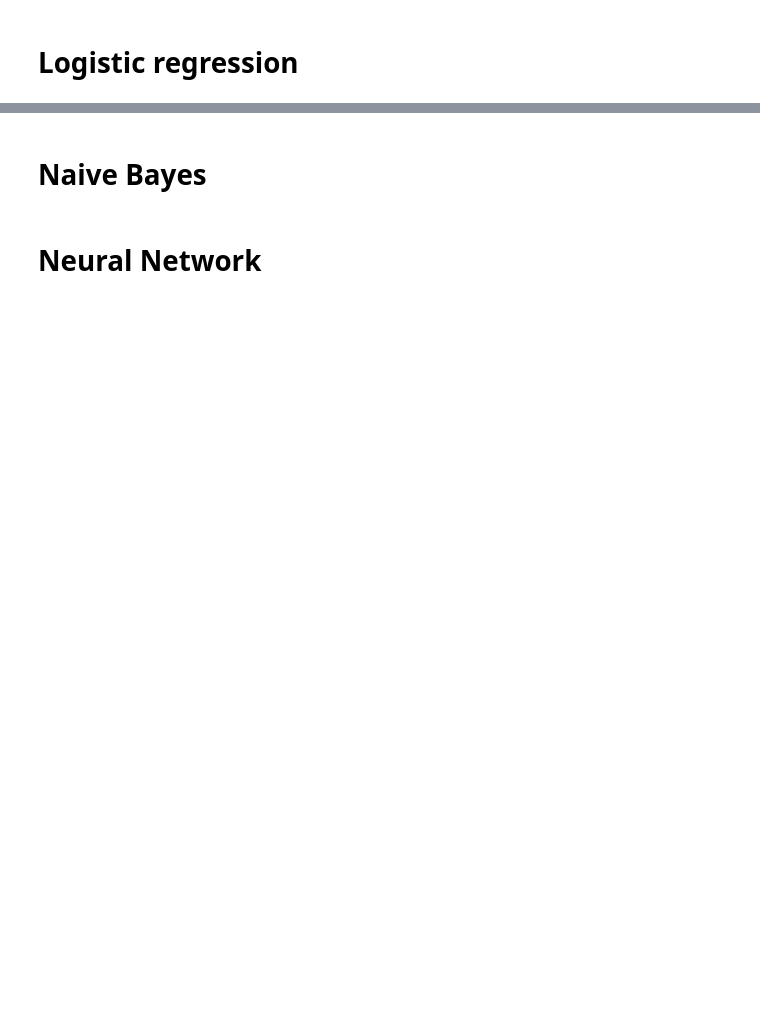
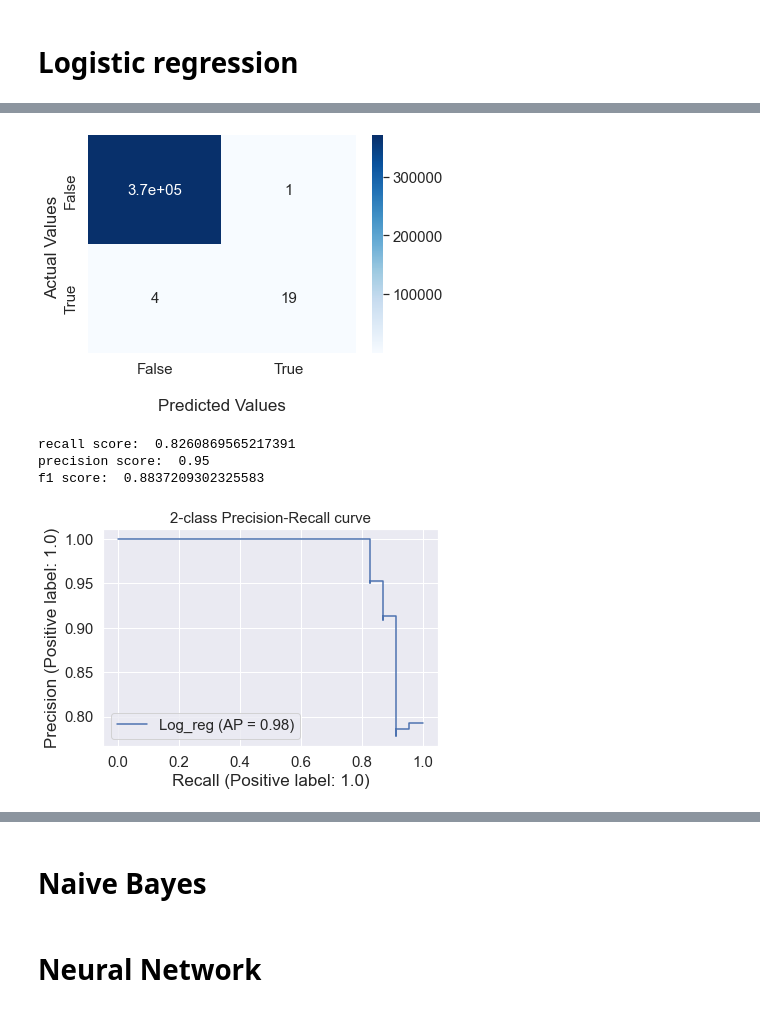
Before and after one commit to Basvdbrink1998/Entry-linking-in-18th-century-VOC-slave-archives, a Jupyter notebook: Annotation/Benchmarks.ipynb, the cells around one changed output, grey strips where cells are left out. Saved outputs shown, nothing was run; the diff lists cells and outputs as text; code cells hidden in the pictures; blank space fills up the shorter version.

Commit message:
Updated pipeline

```diff
--- a/Annotation/Benchmarks.ipynb
+++ b/Annotation/Benchmarks.ipynb
@@ -302,6 +314,12 @@ NameError: name 'ADA' is not defined
 # %%
-est = make_pipeline(StandardScaler(), LogisticRegressionCV(scoring='f1'))
-LGClf = fit_and_test_classifier(est, X_train, X_test, y_train, y_test, model_name="Log_reg2", figure_folder=figure_folder)
+est = make_pipeline(StandardScaler(), LogisticRegressionCV(scoring='f1', penalty='l2'))
+LGClf = fit_and_test_classifier(est, X_train, X_test, y_train, y_test, model_name="Log_reg", figure_folder=figure_folder)
 
 Classifiers["Logistic Regression"] = LGClf
+# %% [output]
+[figure, added]
+recall score:  0.8260869565217391
+precision score:  0.95
+f1 score:  0.8837209302325583
+[figure, added]
 # %%
```
Also changed, not shown: parts of 30 cells of this notebook, 8 other files.
